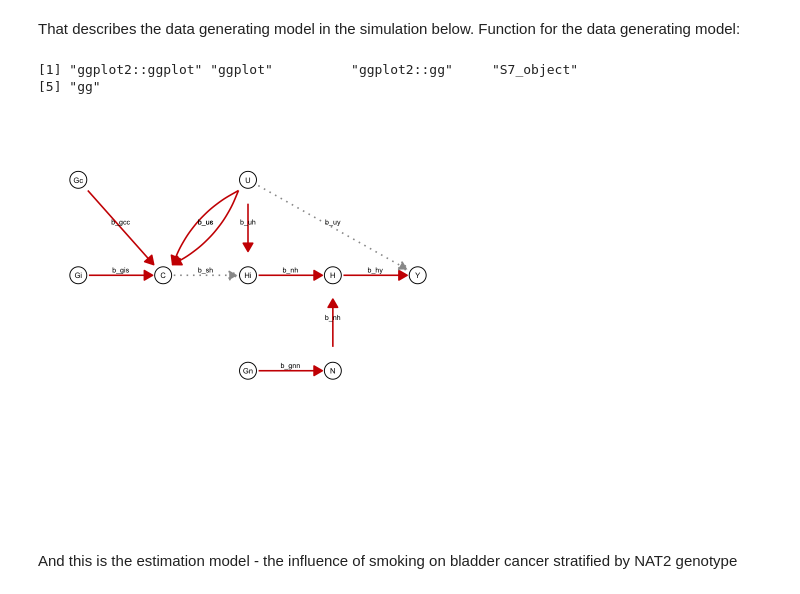
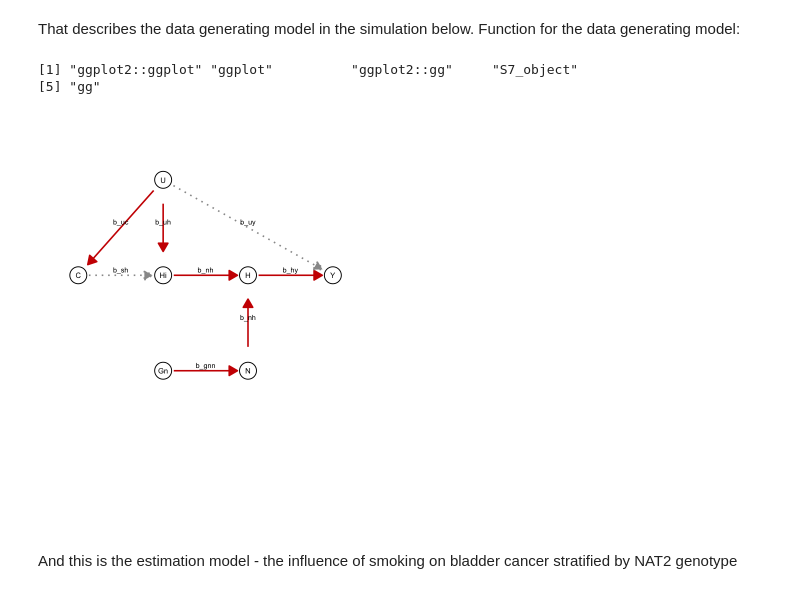
Before and after one commit to explodecomputer/lab-book, a Jupyter notebook: posts/2026-03-05-nat2-bc/analysis.ipynb, the cells around one changed output. Drawn from its saved outputs; the diff is of its cells as text; code cells hidden in the pictures.

```diff
--- a/posts/2026-03-05-nat2-bc/analysis.ipynb
+++ b/posts/2026-03-05-nat2-bc/analysis.ipynb
@@ -94,23 +94,23 @@ dgm <- function(b_0, b_hy, b_uy, b_sh, b_nh, b_gcc, b_gis, b_gnn, b_us, b_uc, b_
 draw_dag <- function(b_hy, b_uy, b_sh, b_nh, b_gcc, b_gis, b_gnn, b_us, b_uc, b_uh) {
     nodes <- tibble::tribble(
         ~node,       ~x, ~y,
-        "Gc",         1,  4,
-        "Gi",         1,  3,
-        "Gn",         5,  2,
-        "U",          5,  4,
-        "C",          3,  3,
-        "N",          7,  2,
-        "Hi",   5,  3,
-        "H",          7,  3,
-        "Y",          9,  3
+        # "Gc",         1,  4,
+        # "Gi",         1,  3,
+        "Gn",         3,  2,
+        "U",          3,  4,
+        "C",          1,  3,
+        "N",          5,  2,
+        "Hi",   3,  3,
+        "H",          5,  3,
+        "Y",          7,  3
     )
 
     edges <- tibble::tribble(
         ~from, ~to,        ~beta,   ~label,   ~curv,
-        "Gc",  "C",        b_gcc,   "b_gcc",   0.00,
-        "Gi",  "C",        b_gis,   "b_gis",   0,
-        "U",   "C",        b_us,    "b_us",    0.20,
-        "U",   "C",        b_uc,    "b_uc",   -0.20,
+        # "Gc",  "C",        b_gcc,   "b_gcc",   0.00,
+        # "Gi",  "C",        b_gis,   "b_gis",   0,
+        # "U",   "C",        b_us,    "b_us",    0.20,
+        "U",   "C",        b_uc,    "b_uc",   0,
         "Gn",  "N",        b_gnn,   "b_gnn",   0.00,
         "C",   "Hi", b_sh,    "b_sh",    0.00,
         "U",   "Hi", b_uh,    "b_uh",    0.00,
@@ -199,34 +199,34 @@ draw_dag <- function(b_hy, b_uy, b_sh, b_nh, b_gcc, b_gis, b_gnn, b_us, b_uc, b_
         ) +
         ggplot2::geom_text(
             data = nodes,
             ggplot2::aes(x = x, y = y, label = node),
             size = 3.2
         ) +
         ggplot2::scale_color_identity() +
         ggplot2::scale_linetype_identity() +
         ggplot2::theme_void() +
         ggplot2::coord_cartesian(xlim = c(0.5, 9.5), ylim = c(0.5, 4.5))
     return(p)
 }
 
 a <- draw_dag(
     b_hy = 2,
     b_uy = 0,
     b_sh = 0,
     b_nh = 0.2,
     b_gcc = 1.0,
     b_gis = 1.0,
     b_gnn = 0.4,
     b_us = 2,
     b_uc = 2,
     b_uh = 3
 )
 class(a)
 a
 # %% [output]
 [1] "ggplot2::ggplot" "ggplot"          "ggplot2::gg"     "S7_object"
 [5] "gg"
-[figure, old version]
+[figure, new version]
 # %% [markdown]
 And this is the estimation model - the influence of smoking on bladder cancer stratified by NAT2 genotype
 # %%
```
Also changed, not shown: parts of 10 cells of this notebook.
